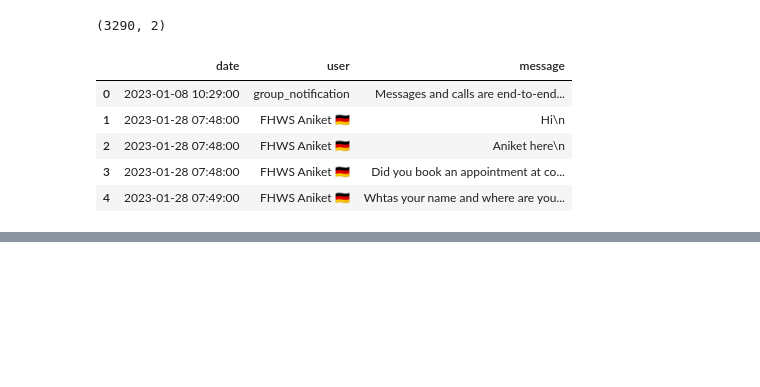
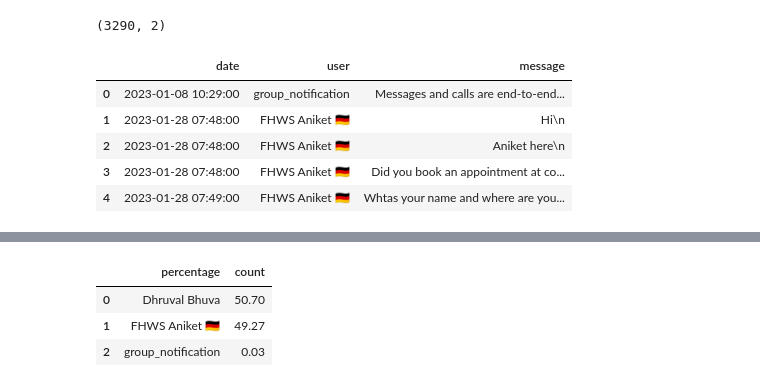
Before and after one commit to DhruvalBhuva/WS-chat-analyzer, a Jupyter notebook: notbook.ipynb, the cells around one changed output, grey strips where cells are left out. Cells and saved outputs as stored; diff of their text form; code cells hidden in the pictures; blank space fills up the shorter version.

```diff
--- a/notbook.ipynb
+++ b/notbook.ipynb
@@ -80,0 +155,10 @@ df.head()
+# %%
+# round((df["user"].value_counts() / df.shape[0])*100, 2)
+# round((df["user"].value_counts() / df.shape[0])*100, 2).reset_index()
+round((df["user"].value_counts() / df.shape[0])*100,
+      2).reset_index().rename(columns={"index": "name", "user": "percentage"})
+# %% [output]
+|  | percentage | count |
+| 0 | Dhruval Bhuva | 50.70 |
+| 1 | FHWS Aniket 🇩🇪 | 49.27 |
+| 2 | group_notification | 0.03 |
```
Also changed, not shown: parts of 6 cells of this notebook.
